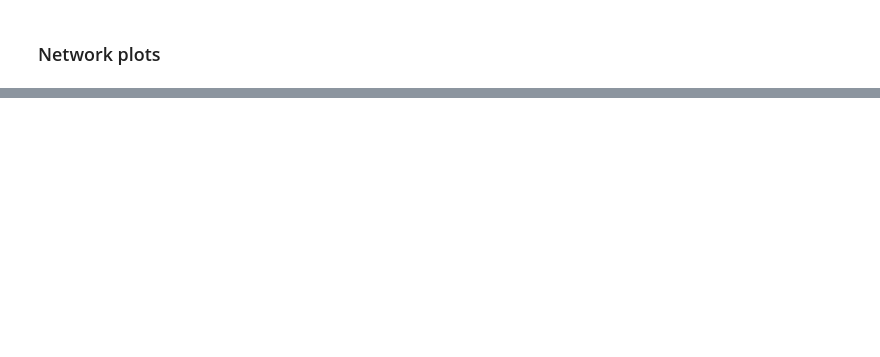
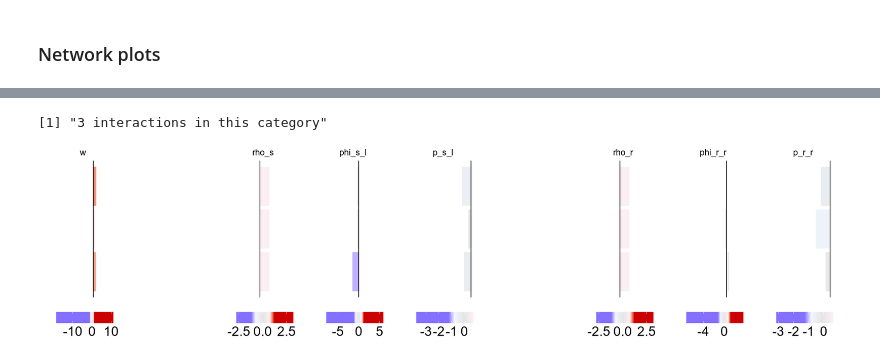
Before and after one commit to SoloveyMaria/community, a Jupyter notebook: docs/showcase_notebooks/vanGalen_Oetjen/visualization.ipynb, the cells around one changed output, grey strips where cells are left out. Drawn from its saved outputs; the diff is of its cells as text; code cells hidden in the pictures; blank space fills up the shorter version.

```diff
--- a/docs/showcase_notebooks/vanGalen_Oetjen/visualization.ipynb
+++ b/docs/showcase_notebooks/vanGalen_Oetjen/visualization.ipynb
@@ -141,0 +299,4 @@ plor_celltype_network(interactions
+# %%
+ordered_IDs <- order_IDs_by_interaction_categories(interactions)
+print(str(ordered_IDs))
+print(length(unlist(ordered_IDs)))
@@ -141,0 +323,4 @@ plor_celltype_network(interactions
+# %%
+component_lim <- find_component_limits(interactions, ordered_IDs)
+
+print(str(component_lim))
@@ -141,0 +344,31 @@ plor_celltype_network(interactions
+# %%
+forestplot_for_category <- function(IDs){
+    # revert
+    IDs <- IDs[length(IDs):1]
+
+    rownames(interactions$anno_interactions) <- interactions$anno_interactions$interaction_ID
+    my_anno_interactions <- interactions$anno_interactions[IDs,]
+    my_anno_interactions$interaction_ID <- factor(my_anno_interactions$interaction_ID
+                                                 ,ordered = TRUE
+                                                        )
+
+    print(paste(nrow(my_anno_interactions), "interactions in this category"))
+
+    plot_all_forests(my_idx = rep(TRUE,nrow(my_anno_interactions))
+                     ,my_anno_interactions = my_anno_interactions
+                     ,keep_order = TRUE
+                     ,threshold = 1
+                     ,legend_title_size = 0
+                     ,legend_text_size = 20
+                     ,component_lim = component_lim
+                    )
+}
+# %%
+options(repr.plot.width = 17
+       ,repr.plot.height = 4)
+
+IDs <- as.character(c(ordered_IDs$ID_order_no_change))
+forestplot_for_category(IDs)
+# %% [output]
+[1] "3 interactions in this category"
+[figure, added]
```
Also changed, not shown: parts of 36 cells of this notebook.
